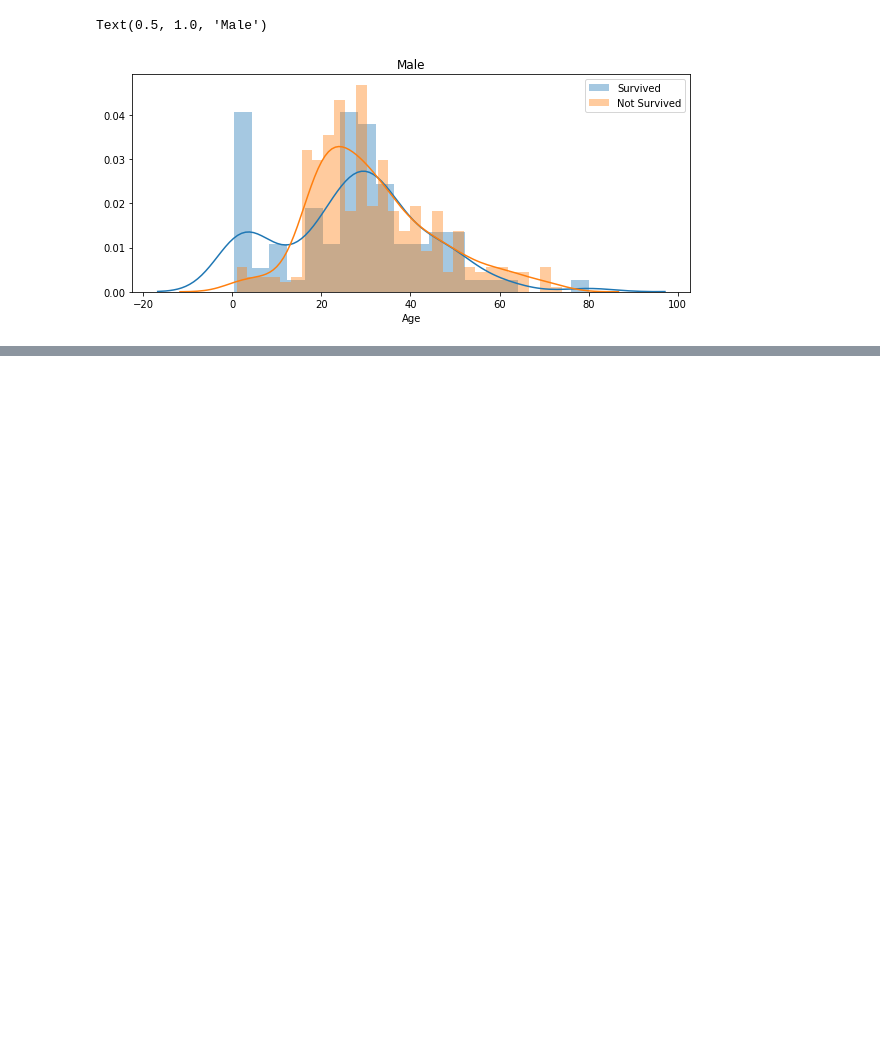
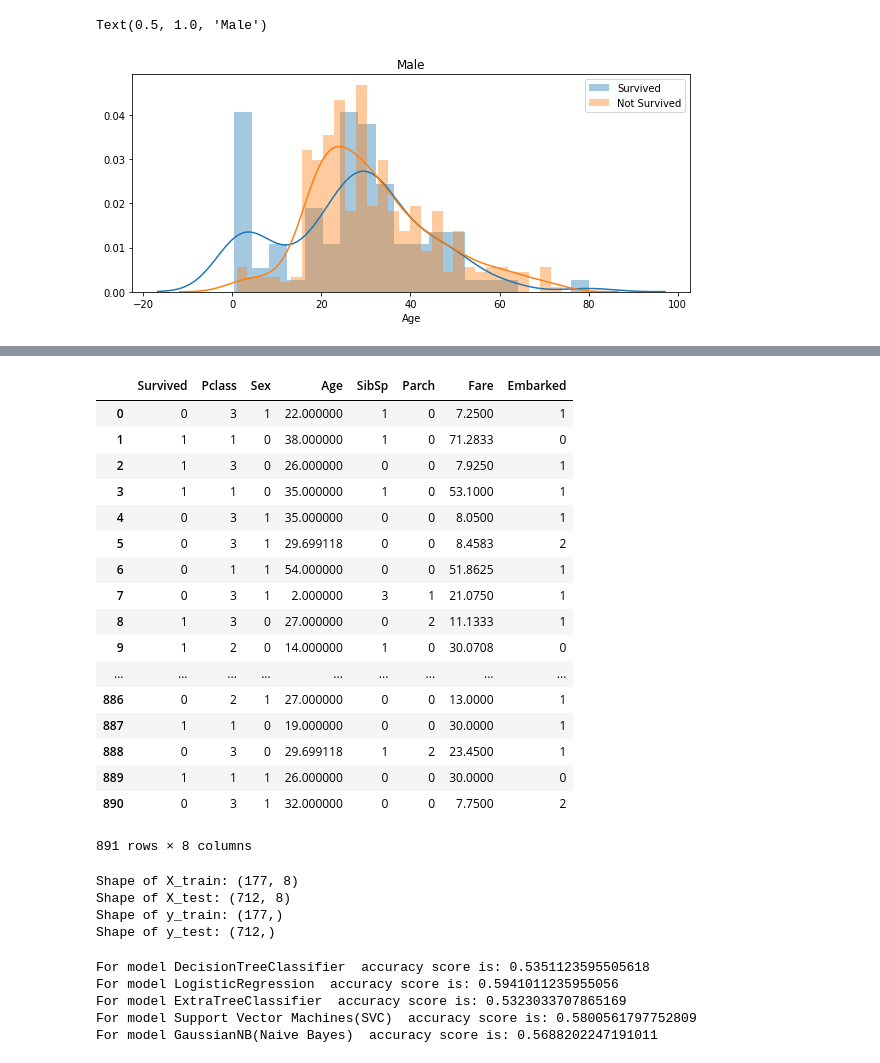
Before and after one commit to girishgr8/Machine_Learning, a Jupyter notebook: jupyter notebook files/Titanic Dataset-Kaggle Online Competition.ipynb, the cells around one changed output, grey strips where cells are left out. Drawn from its saved outputs; the diff is of its cells as text; code cells hidden in the pictures; blank space fills up the shorter version.

```diff
--- a/jupyter notebook files/Titanic Dataset-Kaggle Online Competition.ipynb
+++ b/jupyter notebook files/Titanic Dataset-Kaggle Online Competition.ipynb
@@ -131,0 +297,26 @@ Text(0.5, 1.0, 'Male')
+# %%
+# Converting the categorical variables into numerical using apply method
+train_df['Sex'] = train_df.Sex.apply(lambda x: x.replace('female','0'))
+train_df['Sex'] = train_df.Sex.apply(lambda x: x.replace('male','1'))
+pd.to_numeric(train_df['Sex'])
+pd.to_numeric(train_df['Embarked'])
+train_df
+# %% [output]
+|  | Survived | Pclass | Sex | Age | SibSp | Parch | Fare | Embarked |
+| 0 | 0 | 3 | 1 | 22.000000 | 1 | 0 | 7.2500 | 1 |
+| 1 | 1 | 1 | 0 | 38.000000 | 1 | 0 | 71.2833 | 0 |
+| 2 | 1 | 3 | 0 | 26.000000 | 0 | 0 | 7.9250 | 1 |
+| 3 | 1 | 1 | 0 | 35.000000 | 1 | 0 | 53.1000 | 1 |
+| 4 | 0 | 3 | 1 | 35.000000 | 0 | 0 | 8.0500 | 1 |
+| 5 | 0 | 3 | 1 | 29.699118 | 0 | 0 | 8.4583 | 2 |
+| 6 | 0 | 1 | 1 | 54.000000 | 0 | 0 | 51.8625 | 1 |
+| 7 | 0 | 3 | 1 | 2.000000 | 3 | 1 | 21.0750 | 1 |
+| 8 | 1 | 3 | 0 | 27.000000 | 0 | 2 | 11.1333 | 1 |
+| 9 | 1 | 2 | 0 | 14.000000 | 1 | 0 | 30.0708 | 0 |
+| ... | ... | ... | ... | ... | ... | ... | ... | ... |
+| 886 | 0 | 2 | 1 | 27.000000 | 0 | 0 | 13.0000 | 1 |
+| 887 | 1 | 1 | 0 | 19.000000 | 0 | 0 | 30.0000 | 1 |
+| 888 | 0 | 3 | 0 | 29.699118 | 1 | 2 | 23.4500 | 1 |
+| 889 | 1 | 1 | 1 | 26.000000 | 0 | 0 | 30.0000 | 0 |
+| 890 | 0 | 3 | 1 | 32.000000 | 0 | 0 | 7.7500 | 2 |
+891 rows × 8 columns
@@ -131,0 +327,35 @@ Text(0.5, 1.0, 'Male')
+# %%
+print('Shape of X_train:',X_train.shape)
+print('Shape of X_test:',X_test.shape)
+print('Shape of y_train:',y_train.shape)
+print('Shape of y_test:',y_test.shape)
+# %% [output]
+Shape of X_train: (177, 8)
+Shape of X_test: (712, 8)
+Shape of y_train: (177,)
+Shape of y_test: (712,)
+# %%
+models = [DecisionTreeClassifier(), LogisticRegression(), ExtraTreeClassifier(), SVC(), GaussianNB()]
+model_names = ['DecisionTreeClassifier', 'LogisticRegression', 'ExtraTreeClassifier', 'Support Vector Machines(SVC)', 'GaussianNB(Naive Bayes)']
+i = 0
+for model in models:
+    model_obj = model
+    model_obj.fit(X_train, y_train)
+    predictions = model_obj.predict(X_test)
+    print('For model',model_names[i],' accuracy score is:',accuracy_score(y_test, predictions))
+    i+=1
+#lgr = LogisticRegression()
+#lgr.fit(X_train, y_train)
+#lgr.predict(X_test)
+#accuracy_score(y_test,pred)
+
+#decTree = DecisionTreeClassifier(max_depth=5)
+#decTree.fit(X_train, y_train)
+#pred= decTree.predict(X_test)
+#print(accuracy_score(y_test, pred))
+# %% [output]
+For model DecisionTreeClassifier  accuracy score is: 0.5351123595505618
+For model LogisticRegression  accuracy score is: 0.5941011235955056
+For model ExtraTreeClassifier  accuracy score is: 0.5323033707865169
+For model Support Vector Machines(SVC)  accuracy score is: 0.5800561797752809
+For model GaussianNB(Naive Bayes)  accuracy score is: 0.5688202247191011
```
Also changed, not shown: parts of 25 cells of this notebook.
